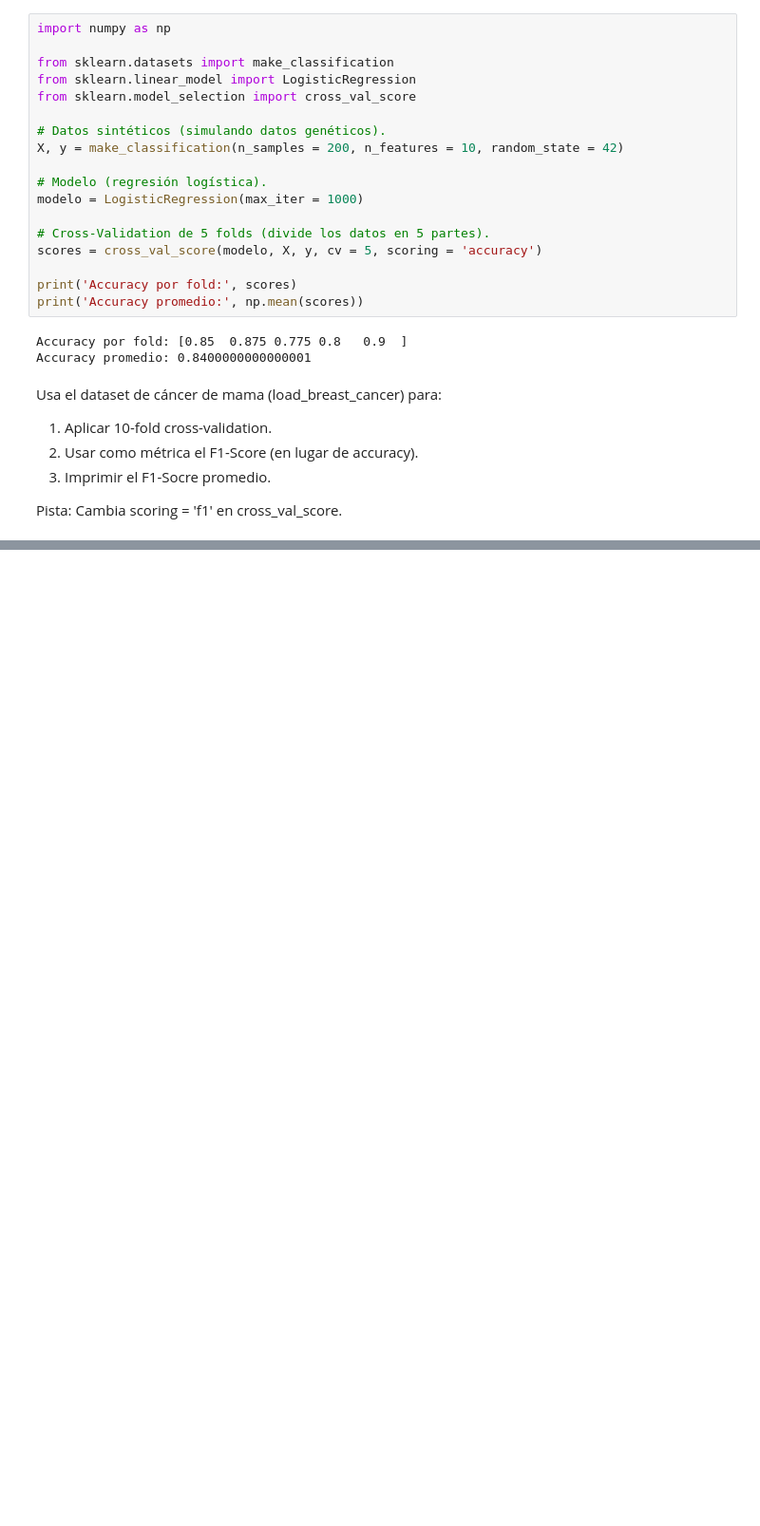
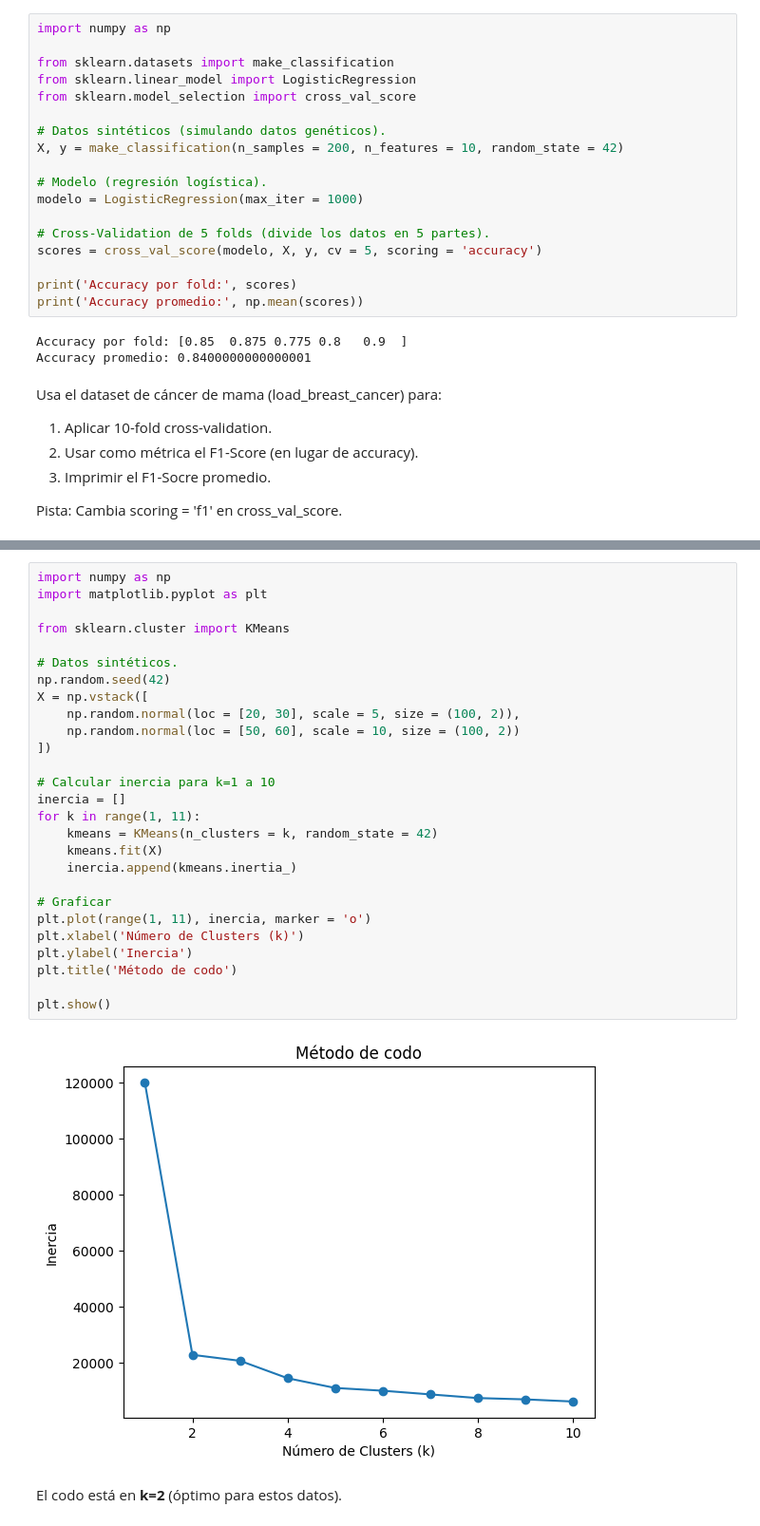
Before and after one commit to rodrigoalegre210/IA, a Jupyter notebook: IA-3.ipynb, the cells around one changed output, grey strips where cells are left out. Shown at 95% size. Cells and saved outputs as stored; diff of their text form; blank space fills up the shorter version.

```diff
--- a/IA-3.ipynb
+++ b/IA-3.ipynb
@@ -48,0 +179,31 @@ TypeError: got an unexpected keyword argument 'n_samples'
+# %%
+import numpy as np
+import matplotlib.pyplot as plt
+
+from sklearn.cluster import KMeans
+
+# Datos sintéticos.
+np.random.seed(42)
+X = np.vstack([
+    np.random.normal(loc = [20, 30], scale = 5, size = (100, 2)),
+    np.random.normal(loc = [50, 60], scale = 10, size = (100, 2))
+])
+
+# Calcular inercia para k=1 a 10
+inercia = []
+for k in range(1, 11):
+    kmeans = KMeans(n_clusters = k, random_state = 42)
+    kmeans.fit(X)
+    inercia.append(kmeans.inertia_)
+
+# Graficar
+plt.plot(range(1, 11), inercia, marker = 'o')
+plt.xlabel('Número de Clusters (k)')
+plt.ylabel('Inercia')
+plt.title('Método de codo')
+
+plt.show()
+# %% [output]
+[figure, added]
+# %% [markdown]
+El codo está en **k=2** (óptimo para estos datos).
```
Also changed, not shown: parts of 13 cells of this notebook.
